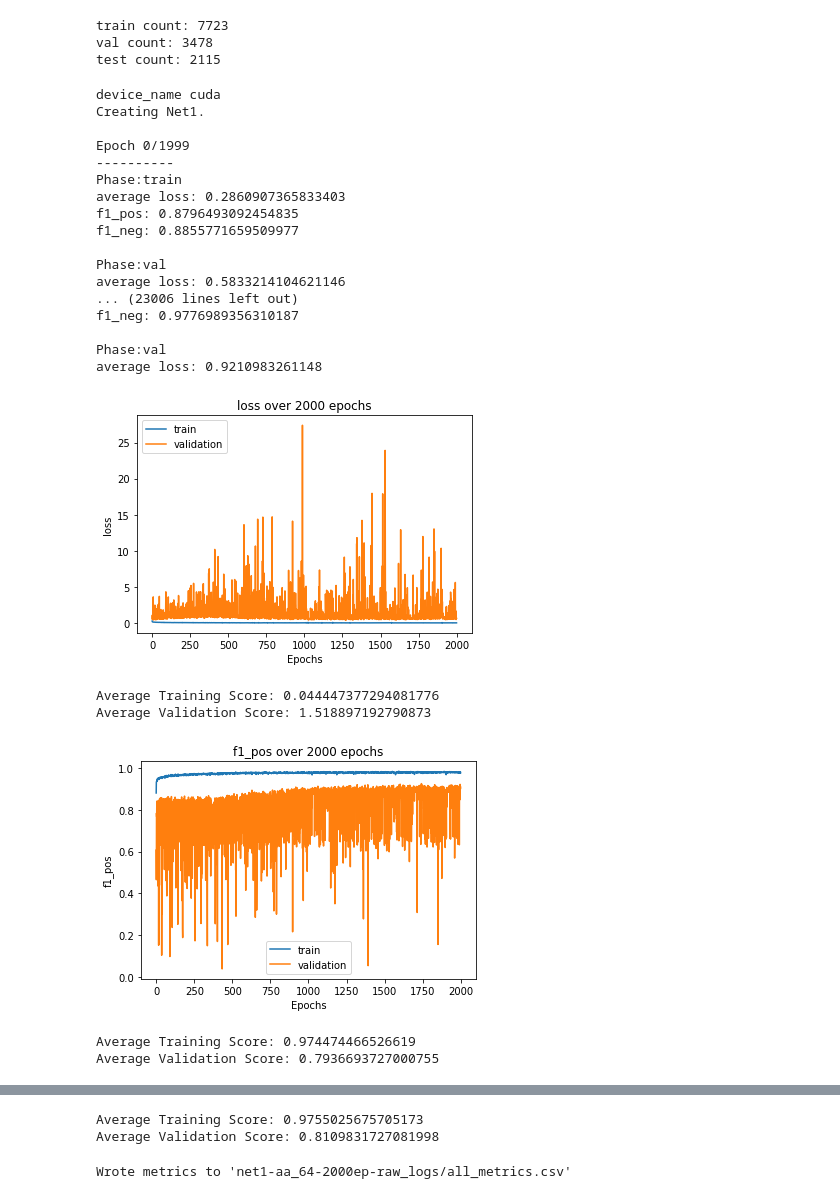
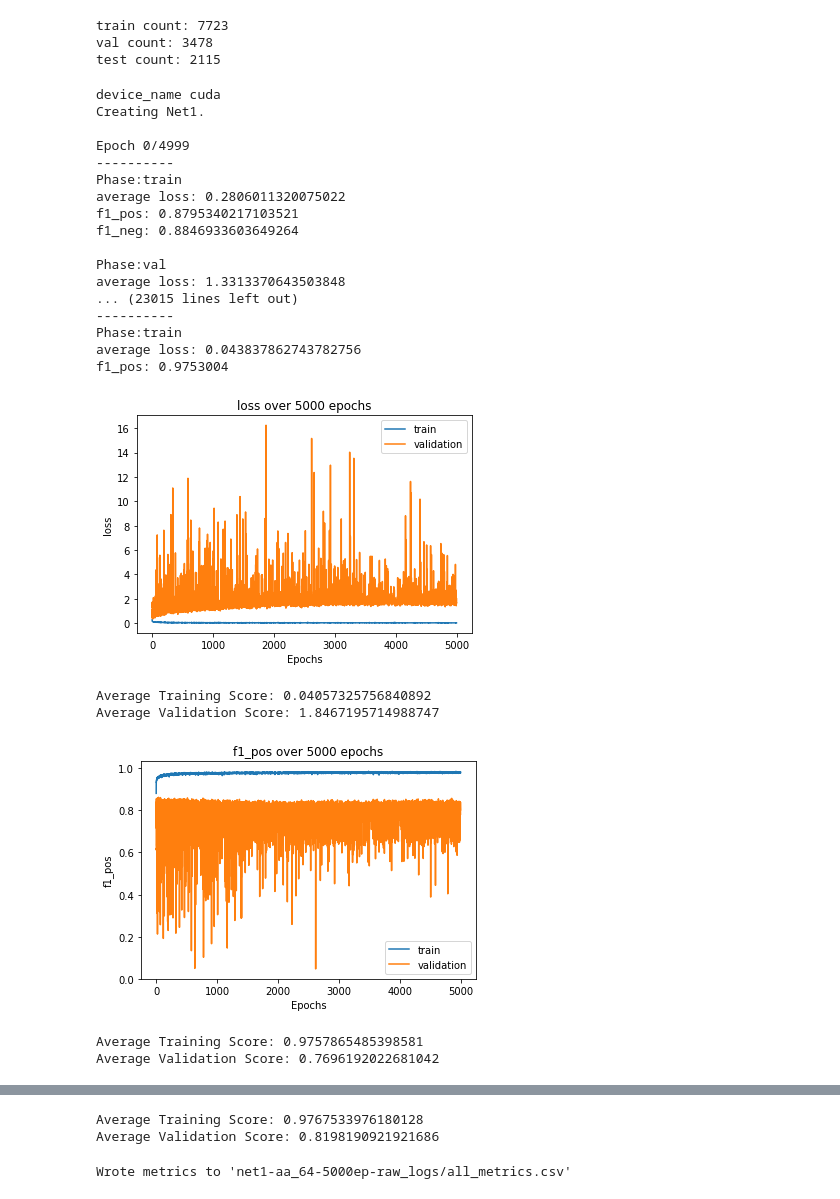
Before and after one commit to collectionslab/Omniscribe, a Jupyter notebook: experiments/cnn/notebooks/IAM_dataset-simple_val-1.ipynb, the cells around one changed output, grey strips where cells are left out. Drawn from its saved outputs; the diff is of its cells as text; code cells hidden in the pictures.

```diff
--- a/experiments/cnn/notebooks/IAM_dataset-simple_val-1.ipynb
+++ b/experiments/cnn/notebooks/IAM_dataset-simple_val-1.ipynb
@@ -117,7 +117,7 @@ metric_names_plot = [p+'-'+m for p in phases for m in metric_types_plot]
 
 all_metrics = {metric : [] for metric in metric_names_all}
 
-num_training_epochs = 2000
+num_training_epochs = 5000
 
 data_loaders = {t : torch.utils.data.DataLoader(imagefolders[t], batch_size = batch_size, shuffle = True, num_workers = 4)
                 for t in phases}
@@ -128,46 +128,46 @@ criterion = nn.CrossEntropyLoss()
 optimizer = optim.Adam(model.parameters(), lr=0.001)
 
 trained_model, train_metrics = train(model,
                                      criterion,
                                      optimizer,
                                      data_loaders['train'],
                                      data_loaders['val'],
                                      num_epochs=num_training_epochs,
                                      use_gpu = use_gpu)
 
 all_metrics = train_metrics
 
 for metric in metric_types_plot:
     plot_values(all_metrics['train-' + str(metric)],
                all_metrics['val-' + str(metric)],
                str(metric) + " over " + str(num_training_epochs) + " epochs",
                ylabel = str(metric))
 
 # write metrics to file
 # write_metrics_to_csv(all_metrics, metric_names_all, 'net1-IAM-aa_64-raw_logs', 'all_metrics.csv')
 
 print()
 # %% [output]
 device_name cuda
 Creating Net1.
 
-Epoch 0/1999
+Epoch 0/4999
 ----------
 Phase:train
-average loss: 0.2860907365833403
-f1_pos: 0.8796493092454835
-f1_neg: 0.8855771659509977
+average loss: 0.2806011320075022
+f1_pos: 0.8795340217103521
+f1_neg: 0.8846933603649264
 
 Phase:val
-average loss: 0.5833214104621146
-... (23006 lines left out)
-f1_neg: 0.9776989356310187
-
-Phase:val
-average loss: 0.9210983261148
+average loss: 1.3313370643503848
+... (23015 lines left out)
+----------
+Phase:train
+average loss: 0.043837862743782756
+f1_pos: 0.9753004
-[figure, old version]
+[figure, new version]
-Average Training Score: 0.044447377294081776
-Average Validation Score: 1.518897192790873
+Average Training Score: 0.04057325756840892
+Average Validation Score: 1.8467195714988747
-[figure, old version]
+[figure, new version]
-Average Training Score: 0.974474466526619
-Average Validation Score: 0.7936693727000755
+Average Training Score: 0.9757865485398581
+Average Validation Score: 0.7696192022681042
@@ -175,11 +175,11 @@ Average Validation Score: 0.7936693727000755
-Average Training Score: 0.9755025675705173
-Average Validation Score: 0.8109831727081998
+Average Training Score: 0.9767533976180128
+Average Validation Score: 0.8198190921921686
 # %%
 # write metrics to file
-write_metrics_to_csv(all_metrics, metric_names_all, 'net1-aa_64-2000ep-raw_logs', 'all_metrics.csv')
-torch.save(trained_model.state_dict(), 'models/net1-aa_64-2000ep.pt')
+write_metrics_to_csv(all_metrics, metric_names_all, 'net1-aa_64-5000ep-raw_logs', 'all_metrics.csv')
+torch.save(trained_model.state_dict(), 'models/net1-aa_64-5000ep.pt')
 # %% [output]
-Wrote metrics to 'net1-aa_64-2000ep-raw_logs/all_metrics.csv'
+Wrote metrics to 'net1-aa_64-5000ep-raw_logs/all_metrics.csv'
 # %%
 
 # import sys
```
Also changed, not shown: parts of 1 cell of this notebook, 1 other file.
